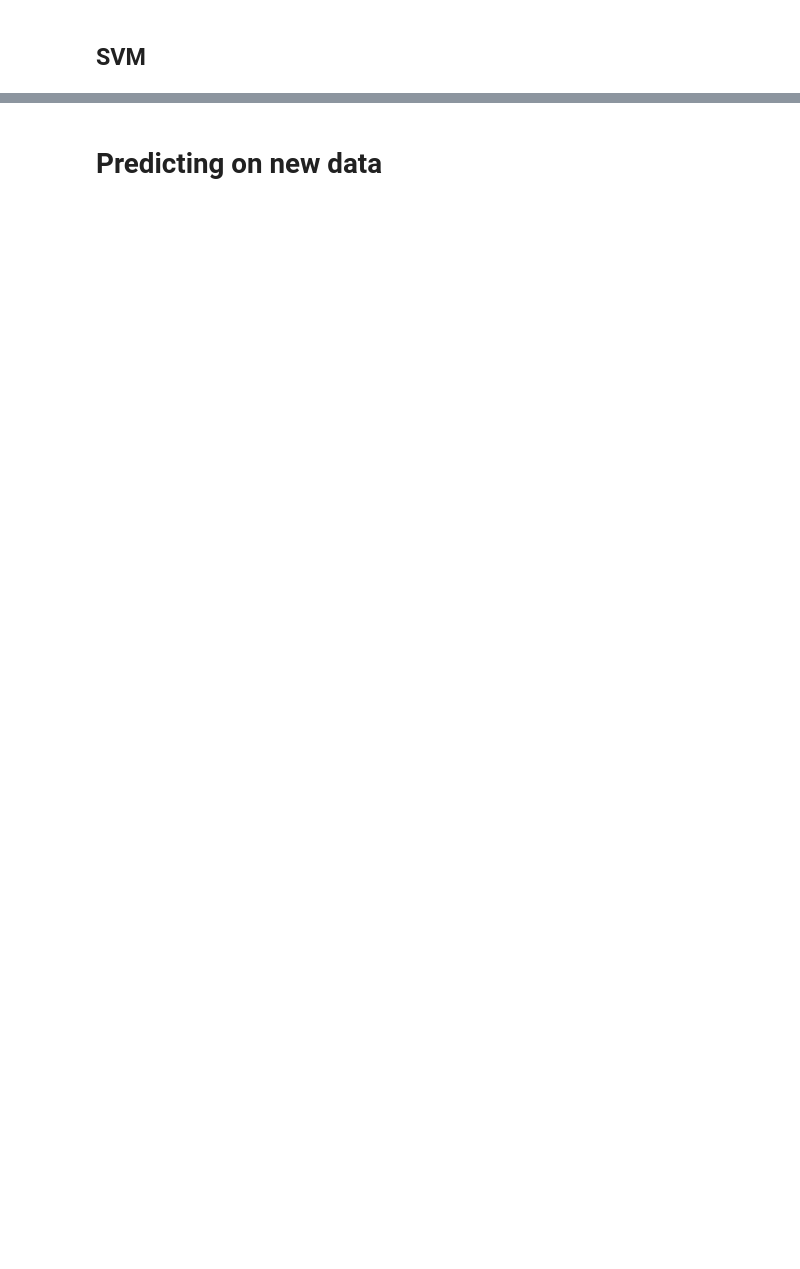
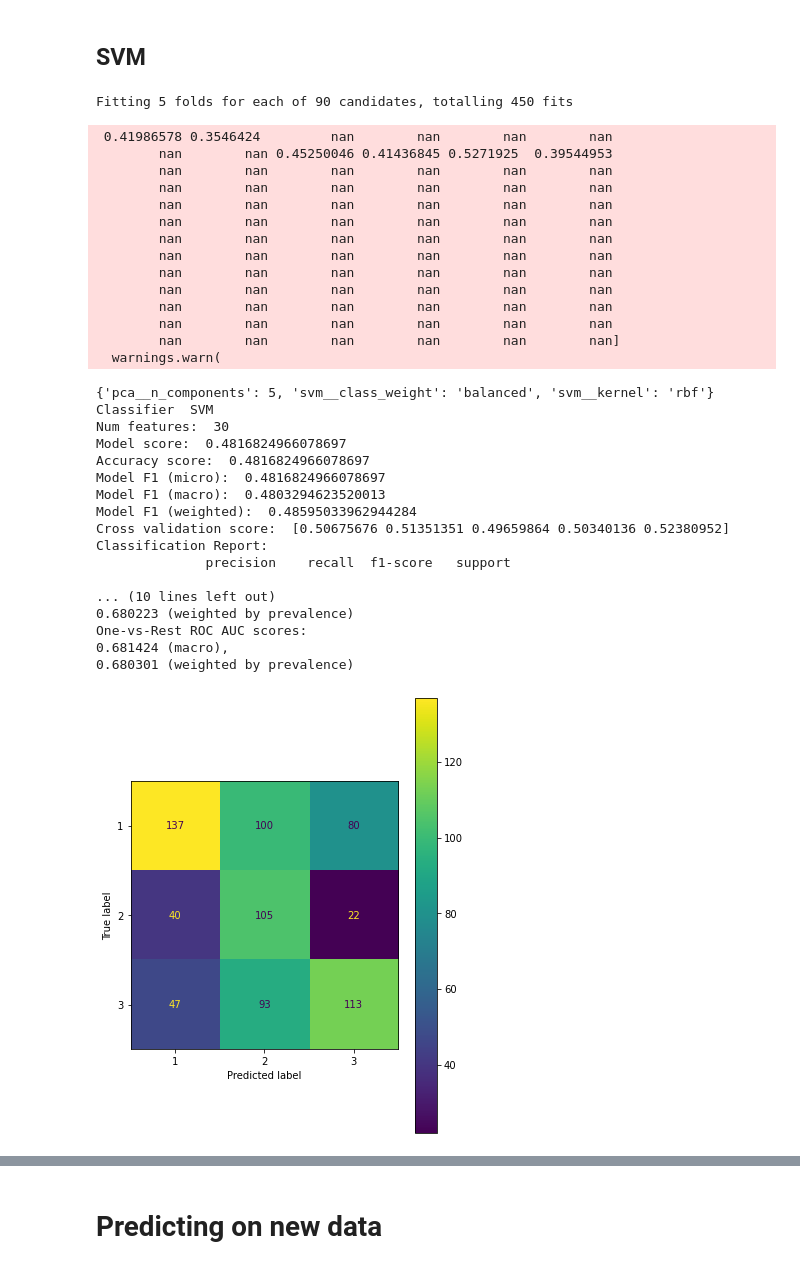
Before and after one commit to mike-flanagan/contraceptive-use-in-indonesia, a Jupyter notebook: WAX_prediction.ipynb, the cells around one changed output, grey strips where cells are left out. Cells and saved outputs as stored; diff of their text form; code cells hidden in the pictures; blank space fills up the shorter version.

```diff
--- a/WAX_prediction.ipynb
+++ b/WAX_prediction.ipynb
@@ -313,19 +344,53 @@ model_stats(X_train.columns, best_knn_clf, 'KNeighborsClassifier', y_test)
 # %%
 pipe_svm = Pipeline([
                      ('scl', RobustScaler()),
                      ('pca', PCA()),
                      ('svm', SVC(random_state=42, probability=True))])
 
 params_grid_svm = {'svm__class_weight' : ['balanced', 'none'],
                    'svm__kernel' : ['linear', 'poly', 'rbf', 'sigmoid', 'precomputed'],
                    'pca__n_components': [0, 2, 5, 10, 15, 20, 30, 45, 64],
                  }
 
 svm_clf = GridSearchCV(pipe_svm, param_grid = params_grid_svm,
                        cv = 5, verbose=1, n_jobs=-1)
 svm_clf.fit(X_train, y_train)
 print(svm_clf.best_params_)
 best_svm_clf = svm_clf.best_estimator_
-model_stats(X_train.columns, best_svm_clf, 'SVM', X_test, y_test)
+model_stats(X_train_df.columns, best_svm_clf, 'SVM', X_test, y_test)
+# %% [output]
+Fitting 5 folds for each of 90 candidates, totalling 450 fits
+ 0.41986578 0.3546424         nan        nan        nan        nan
+        nan        nan 0.45250046 0.41436845 0.5271925  0.39544953
+        nan        nan        nan        nan        nan        nan
+        nan        nan        nan        nan        nan        nan
+        nan        nan        nan        nan        nan        nan
+        nan        nan        nan        nan        nan        nan
+        nan        nan        nan        nan        nan        nan
+        nan        nan        nan        nan        nan        nan
+        nan        nan        nan        nan        nan        nan
+        nan        nan        nan        nan        nan        nan
+        nan        nan        nan        nan        nan        nan
+        nan        nan        nan        nan        nan        nan
+        nan        nan        nan        nan        nan        nan]
+  warnings.warn(
+{'pca__n_components': 5, 'svm__class_weight': 'balanced', 'svm__kernel': 'rbf'}
+Classifier  SVM
+Num features:  30
+Model score:  0.4816824966078697
+Accuracy score:  0.4816824966078697
+Model F1 (micro):  0.4816824966078697
+Model F1 (macro):  0.4803294623520013
+Model F1 (weighted):  0.48595033962944284
+Cross validation score:  [0.50675676 0.51351351 0.49659864 0.50340136 0.52380952]
+Classification Report:
+              precision    recall  f1-score   support
+
+... (10 lines left out)
+0.680223 (weighted by prevalence)
+One-vs-Rest ROC AUC scores:
+0.681424 (macro),
+0.680301 (weighted by prevalence)
+[figure, added]
 # %%
 SCORERS.keys()
```
Also changed, not shown: parts of 34 cells of this notebook, 10 other files.
